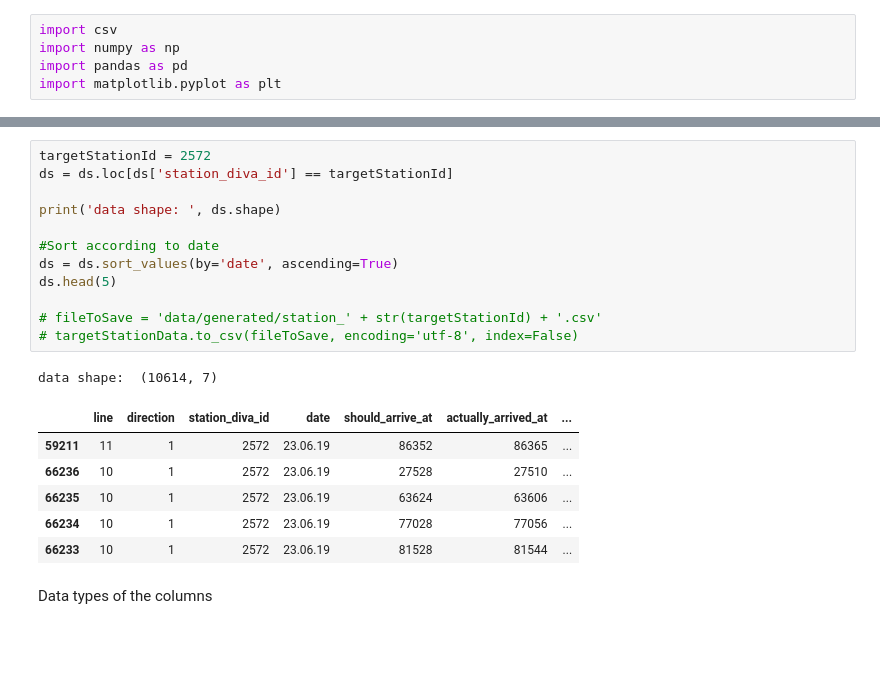
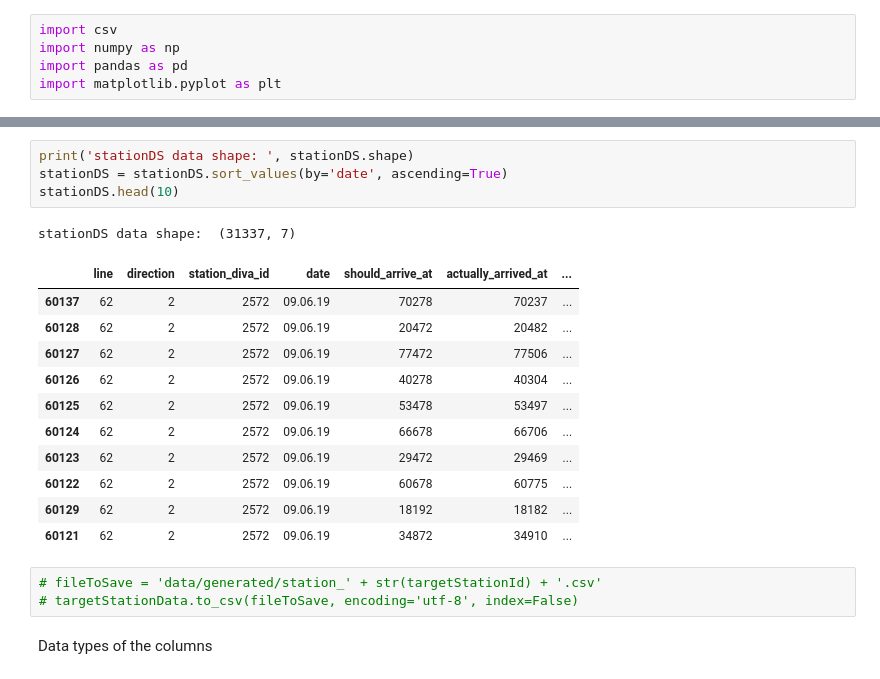
Before and after one commit to mfaizanse/path4-delay-prediction, a Jupyter notebook: delay_prediction.ipynb, the cells around one changed output, grey strips where cells are left out. Cells and saved outputs as stored; diff of their text form; blank space fills up the shorter version.

```diff
--- a/delay_prediction.ipynb
+++ b/delay_prediction.ipynb
@@ -41,23 +22,23 @@ data shape:  (1420407, 7)
+# %%
+print('stationDS data shape: ', stationDS.shape)
+stationDS = stationDS.sort_values(by='date', ascending=True)
+stationDS.head(10)
+# %% [output]
+stationDS data shape:  (31337, 7)
+|  | line | direction | station_diva_id | date | should_arrive_at | actually_arrived_at | ... |
+| 60137 | 62 | 2 | 2572 | 09.06.19 | 70278 | 70237 | ... |
+| 60128 | 62 | 2 | 2572 | 09.06.19 | 20472 | 20482 | ... |
+| 60127 | 62 | 2 | 2572 | 09.06.19 | 77472 | 77506 | ... |
+| 60126 | 62 | 2 | 2572 | 09.06.19 | 40278 | 40304 | ... |
+| 60125 | 62 | 2 | 2572 | 09.06.19 | 53478 | 53497 | ... |
+| 60124 | 62 | 2 | 2572 | 09.06.19 | 66678 | 66706 | ... |
+| 60123 | 62 | 2 | 2572 | 09.06.19 | 29472 | 29469 | ... |
+| 60122 | 62 | 2 | 2572 | 09.06.19 | 60678 | 60775 | ... |
+| 60129 | 62 | 2 | 2572 | 09.06.19 | 18192 | 18182 | ... |
+| 60121 | 62 | 2 | 2572 | 09.06.19 | 34872 | 34910 | ... |
 # %%
-targetStationId = 2572
-ds = ds.loc[ds['station_diva_id'] == targetStationId]
-
-print('data shape: ', ds.shape)
-
-#Sort according to date
-ds = ds.sort_values(by='date', ascending=True)
-ds.head(5)
-
 # fileToSave = 'data/generated/station_' + str(targetStationId) + '.csv'
 # targetStationData.to_csv(fileToSave, encoding='utf-8', index=False)
-# %% [output]
-data shape:  (10614, 7)
-|  | line | direction | station_diva_id | date | should_arrive_at | actually_arrived_at | ... |
-| 59211 | 11 | 1 | 2572 | 23.06.19 | 86352 | 86365 | ... |
-| 66236 | 10 | 1 | 2572 | 23.06.19 | 27528 | 27510 | ... |
-| 66235 | 10 | 1 | 2572 | 23.06.19 | 63624 | 63606 | ... |
-| 66234 | 10 | 1 | 2572 | 23.06.19 | 77028 | 77056 | ... |
-| 66233 | 10 | 1 | 2572 | 23.06.19 | 81528 | 81544 | ... |
 # %% [markdown]
 Data types of the columns
 # %%
```
Also changed, not shown: parts of 19 cells of this notebook.
